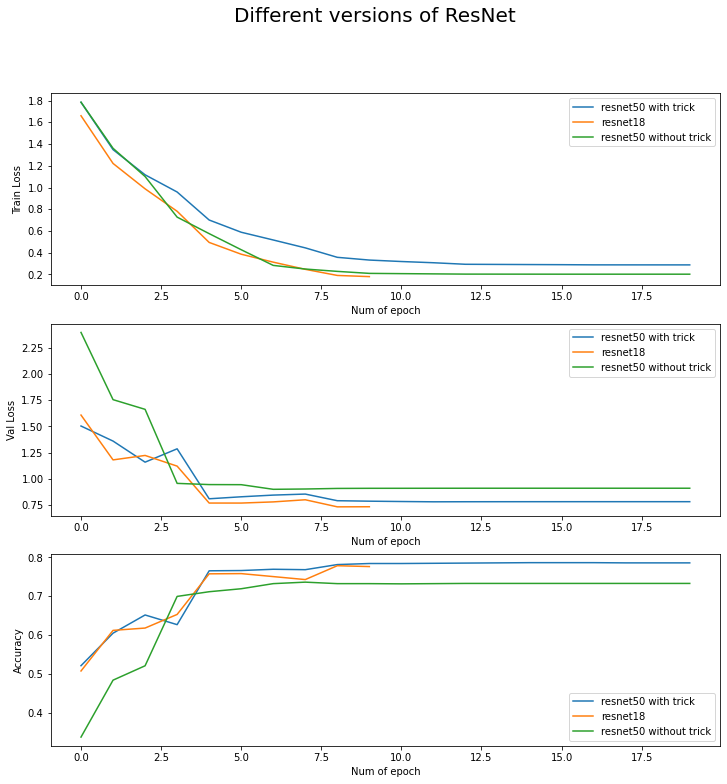
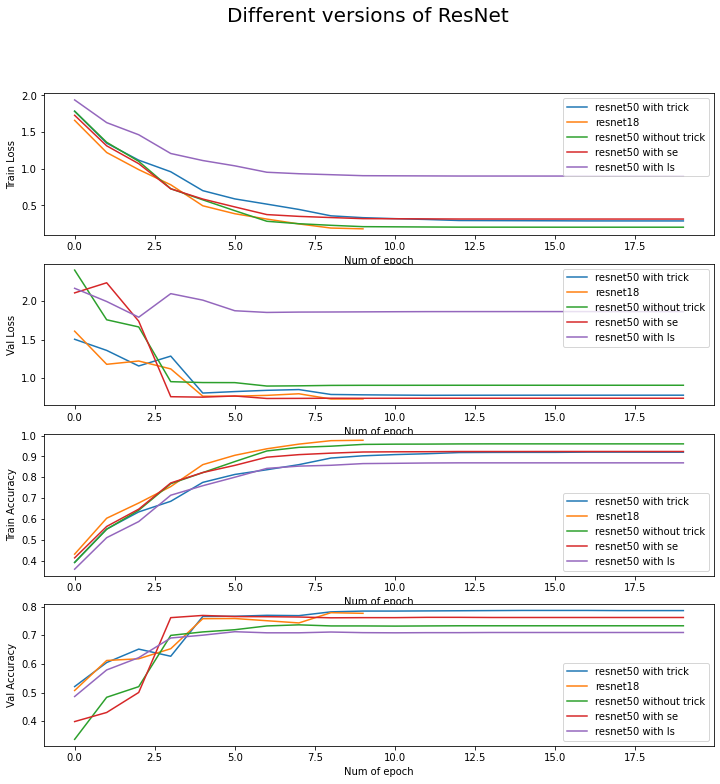
Code edit (unified diff) that turned the first committed figure into the second:
--- before
+++ after
@@ -1,3 +1,3 @@
-fig, axes = plt.subplots(3, 1, figsize=(12, 12))
+fig, axes = plt.subplots(4, 1, figsize=(12, 12))
 fig.suptitle('Different versions of ResNet', fontsize='20')
 
@@ -5,4 +5,6 @@
 axes[0].plot(losses_res_18['train'], label='resnet18')
 axes[0].plot(losses_res_without['train'], label='resnet50 without trick')
+axes[0].plot(resnet_se_losses['train'], label='resnet50 with se')
+axes[0].plot(resnet_ls_losses['train'], label='resnet50 with ls')
 axes[0].legend()
 axes[0].set_xlabel('Num of epoch')
@@ -12,14 +14,27 @@
 axes[1].plot(losses_res_18['val'], label='resnet18')
 axes[1].plot(losses_res_without['val'], label='resnet50 without trick')
+axes[1].plot(resnet_se_losses['val'], label='resnet50 with se')
+axes[1].plot(resnet_ls_losses['val'], label='resnet50 with ls')
 axes[1].legend()
 axes[1].set_xlabel('Num of epoch')
 axes[1].set_ylabel('Val Loss')
 
-axes[2].plot(metrics_res_50_20['val'], label='resnet50 with trick')
-axes[2].plot(metrics_res_18['val'], label='resnet18')
-axes[2].plot(metrics_res_without['val'], label='resnet50 without trick')
+axes[2].plot(metrics_res_50_20['train'], label='resnet50 with trick')
+axes[2].plot(metrics_res_18['train'], label='resnet18')
+axes[2].plot(metrics_res_without['train'], label='resnet50 without trick')
+axes[2].plot(resnet_se_metrics['train'], label='resnet50 with se')
+axes[2].plot(resnet_ls_metrics['train'], label='resnet50 with ls')
 axes[2].legend()
 axes[2].set_xlabel('Num of epoch')
-axes[2].set_ylabel('Accuracy')
+axes[2].set_ylabel('Train Accuracy')
+
+axes[3].plot(metrics_res_50_20['val'], label='resnet50 with trick')
+axes[3].plot(metrics_res_18['val'], label='resnet18')
+axes[3].plot(metrics_res_without['val'], label='resnet50 without trick')
+axes[3].plot(resnet_se_metrics['val'], label='resnet50 with se')
+axes[3].plot(resnet_ls_metrics['val'], label='resnet50 with ls')
+axes[3].legend()
+axes[3].set_xlabel('Num of epoch')
+axes[3].set_ylabel('Val Accuracy')
 
 plt.show()

Commit: add new exp